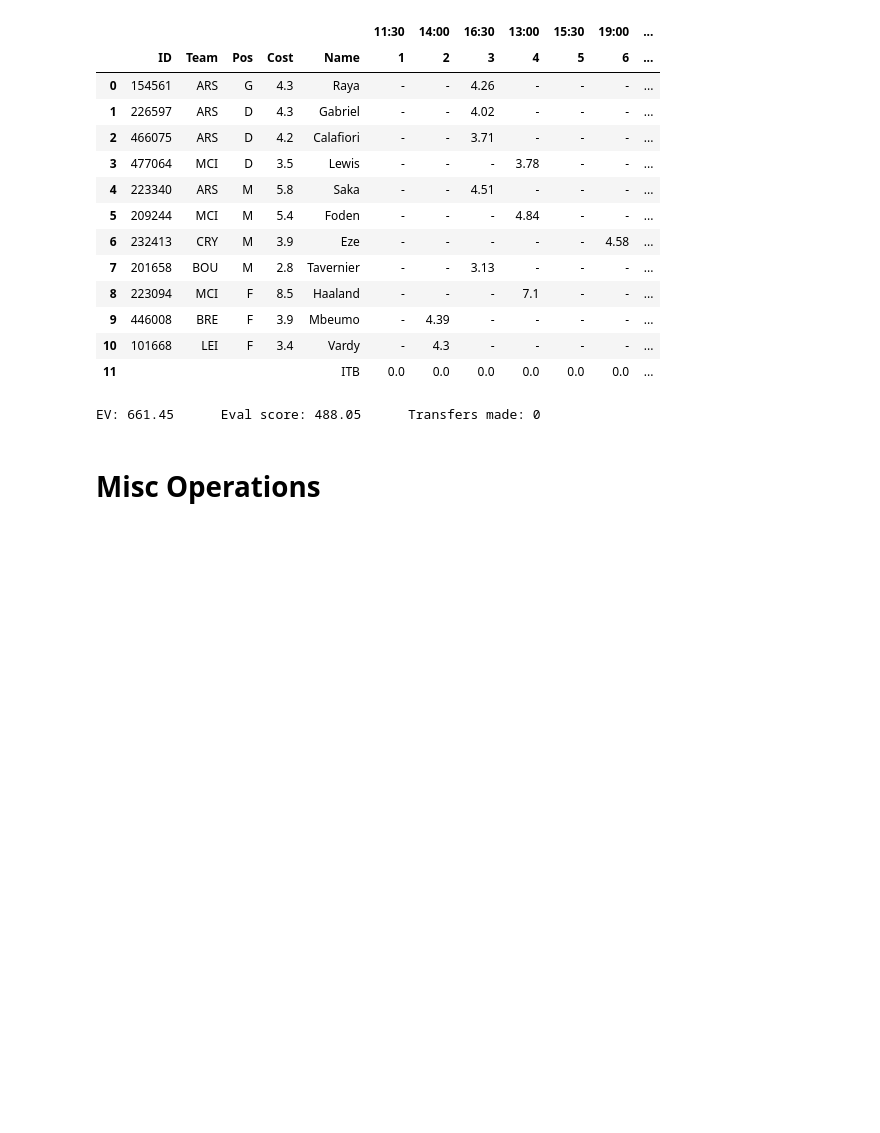
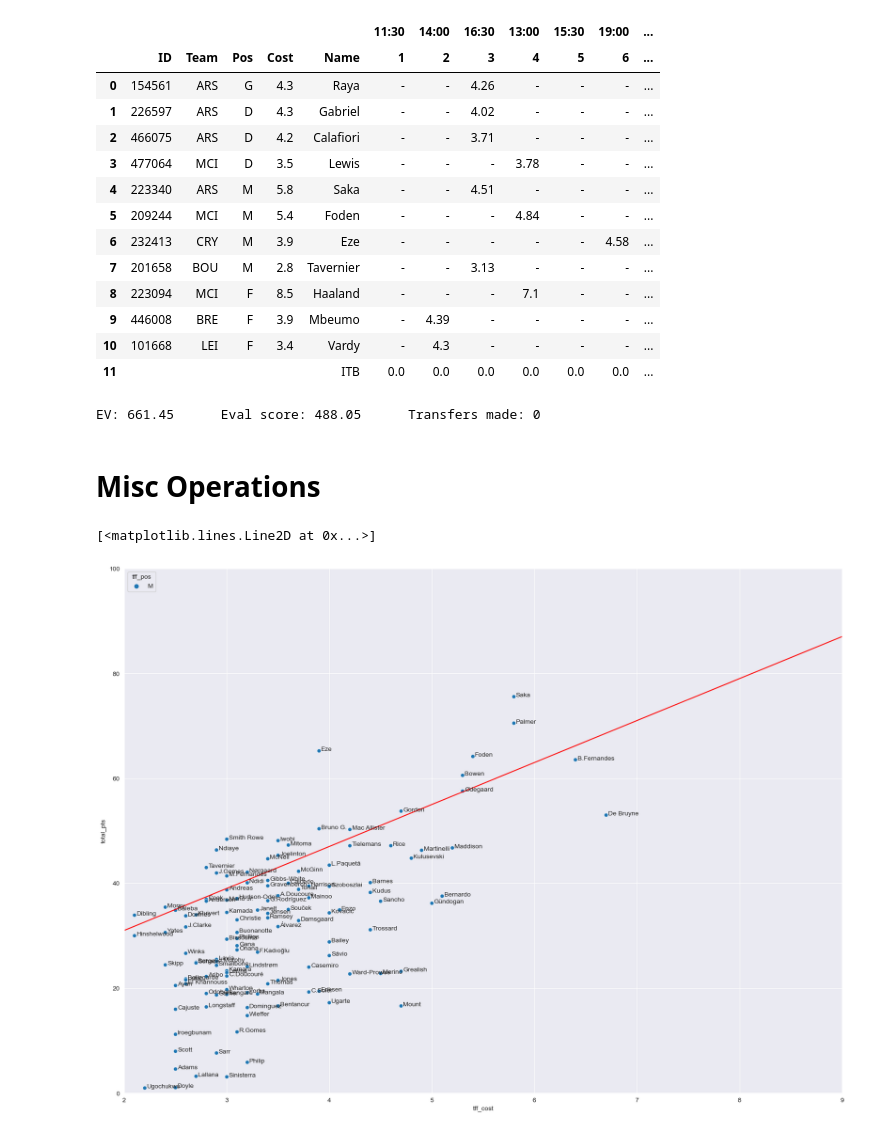
Before and after one commit to SamTroy/TFF_Optimization, a Jupyter notebook: notebooks/tff_optimization.ipynb, the cells around one changed output. Drawn from its saved outputs; the diff is of its cells as text; code cells hidden in the pictures; blank space fills up the shorter version.

```diff
--- a/notebooks/tff_optimization.ipynb
+++ b/notebooks/tff_optimization.ipynb
@@ -1116,25 +1029,28 @@ sim_results['results_dict'][0]
 # %%
 plt.rcParams['figure.figsize'] = [20, 15]
 plt.rcParams['figure.dpi'] = 100
 
 sns.set_style("darkgrid")
 ev_df_1 = ev_df.copy()
 ev_df_1 = ev_df_1.loc[ev_df_1['total_pts']>0]
 
 ## Uncomment lines to focus on specific positions
-ev_df_1 = ev_df_1.loc[ev_df_1['tff_pos']!='G']
+# ev_df_1 = ev_df_1.loc[ev_df_1['tff_pos']!='G']
 ev_df_1 = ev_df_1.loc[ev_df_1['tff_pos']!='D']
-# ev_df_1 = ev_df_1.loc[ev_df_1['tff_pos']!='M']
+ev_df_1 = ev_df_1.loc[ev_df_1['tff_pos']!='M']
 ev_df_1 = ev_df_1.loc[ev_df_1['tff_pos']!='F']
 
 ax = sns.scatterplot(x=ev_df_1['tff_cost'], y=ev_df_1['total_pts'], hue=ev_df_1['tff_pos'])
 sns.move_legend(ax, 'upper left')
 for index, row in ev_df_1.iterrows():
      ax.text(row['tff_cost']+.02, row['total_pts'], str(row['player']))
 
 ax.set_xlim(2, 9)
-ax.set_ylim(0, 120)
+ax.set_ylim(0, 100)
 # Add a value line by setting parameters and uncommenting the following lines
 X_plot = np.linspace(2, 9, 100)
-Y_plot = 10*X_plot+15
+Y_plot = 8*X_plot+15
 ax.plot(X_plot, Y_plot, color='r')
+# %% [output]
+[<matplotlib.lines.Line2D at 0x...>]
+[figure, added]
```
Also changed, not shown: parts of 3 cells of this notebook, 2 other files.
